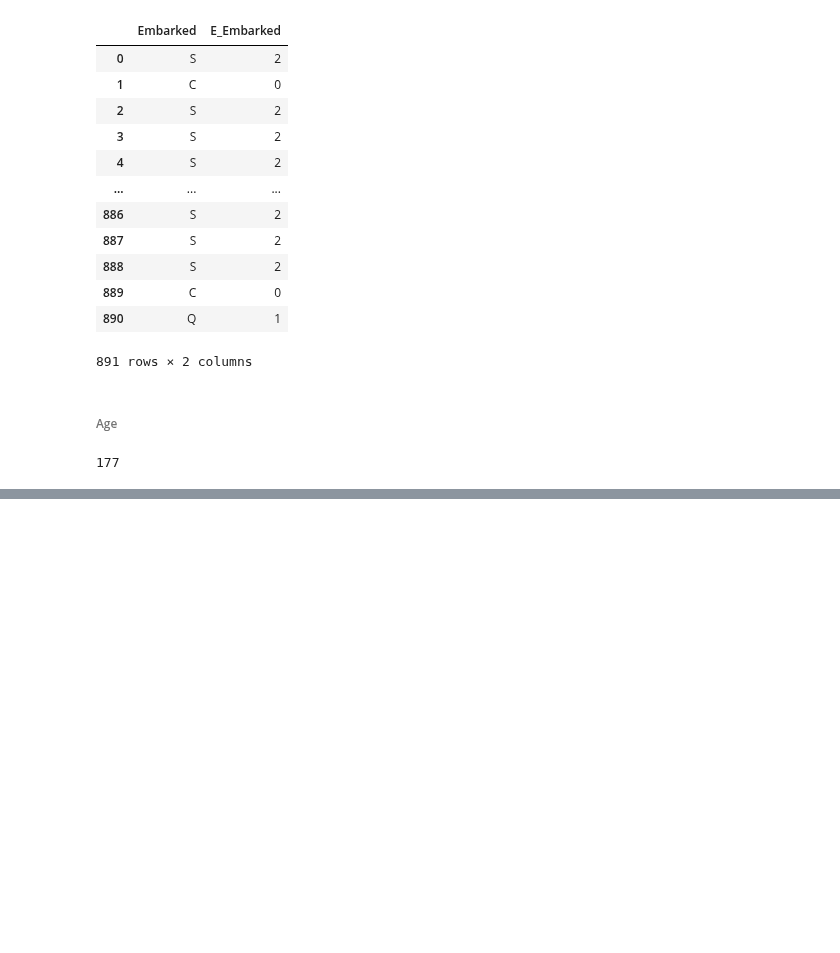
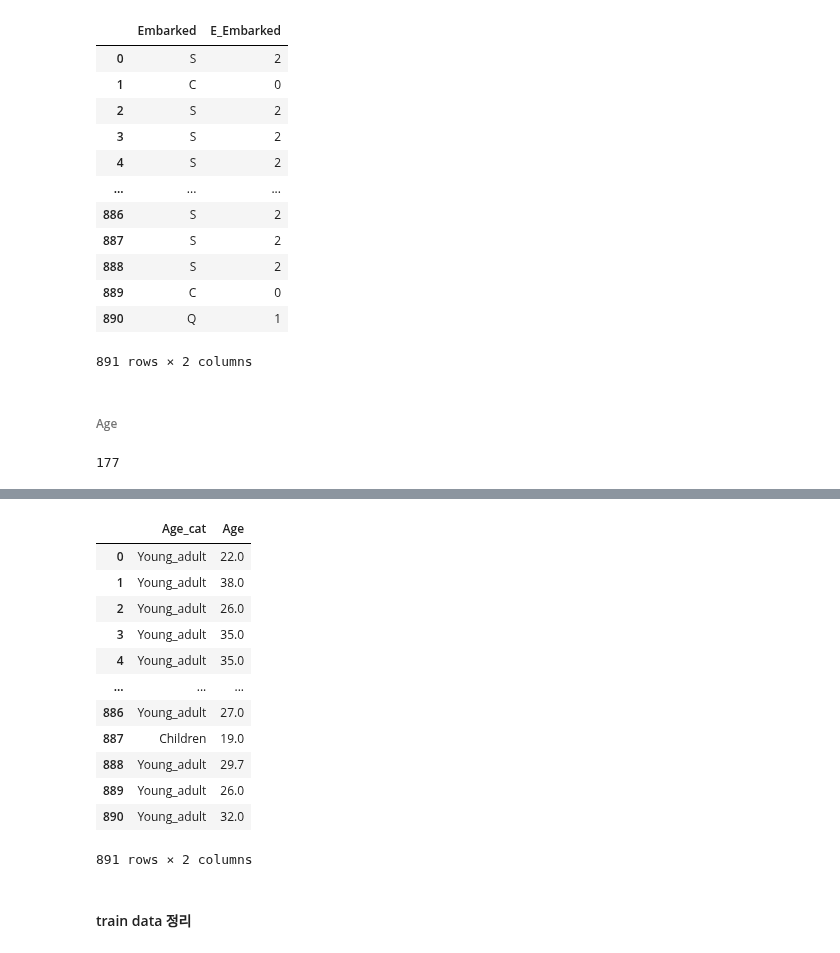
Before and after one commit to kikiru328/CAKD3-Github, a Jupyter notebook: 5. Pandas/Assignment/지금 내가 타이타닉 사망자와 다른게 뭐지,....ipynb, the cells around one changed output, grey strips where cells are left out. Cells and saved outputs as stored; diff of their text form; code cells hidden in the pictures; blank space fills up the shorter version.

```diff
--- a/5. Pandas/Assignment/지금 내가 타이타닉 사망자와 다른게 뭐지,....ipynb
+++ b/5. Pandas/Assignment/지금 내가 타이타닉 사망자와 다른게 뭐지,....ipynb
@@ -558,0 +583,33 @@ array([22.  , 38.  , 26.  , 35.  ,   nan, 54.  ,  2.  , 27.  , 14.  ,
+# %%
+def age_cat(x):
+    cat= ''
+    if x < 5 :
+        cat = 'Baby'
+    elif 5 <= x < 20 :
+        cat = 'Children'
+    elif 20 <= x < 40 :
+        cat = 'Young_adult'
+    elif 40 <= x < 65:
+        cat = 'Adult'
+    else:
+        cat = 'Elderly'
+    return cat
+
+data['Age_cat'] = data['Age'].apply(lambda x : age_cat(x))
+data[['Age_cat','Age']]
+# %% [output]
+|  | Age_cat | Age |
+| 0 | Young_adult | 22.0 |
+| 1 | Young_adult | 38.0 |
+| 2 | Young_adult | 26.0 |
+| 3 | Young_adult | 35.0 |
+| 4 | Young_adult | 35.0 |
+| ... | ... | ... |
+| 886 | Young_adult | 27.0 |
+| 887 | Children | 19.0 |
+| 888 | Young_adult | 29.7 |
+| 889 | Young_adult | 26.0 |
+| 890 | Young_adult | 32.0 |
+891 rows × 2 columns
+# %% [markdown]
+#### train data 정리
```
Also changed, not shown: parts of 30 cells of this notebook.
